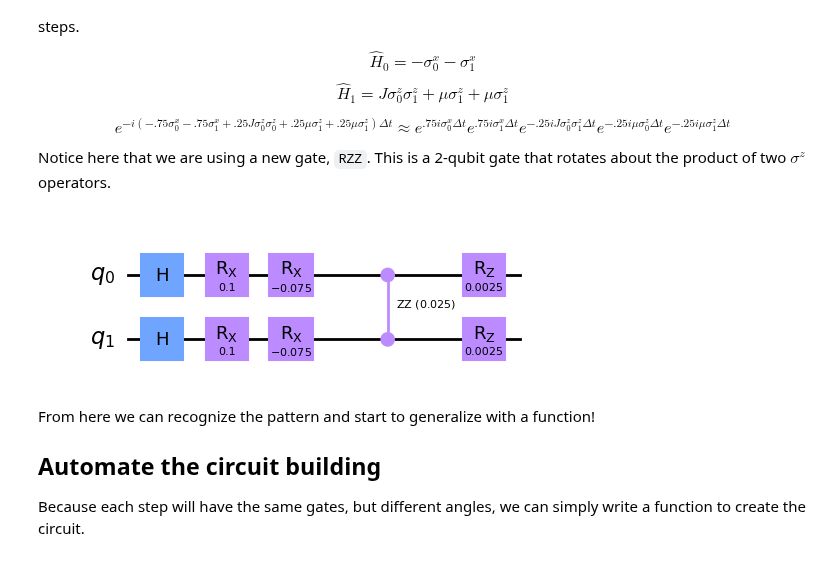
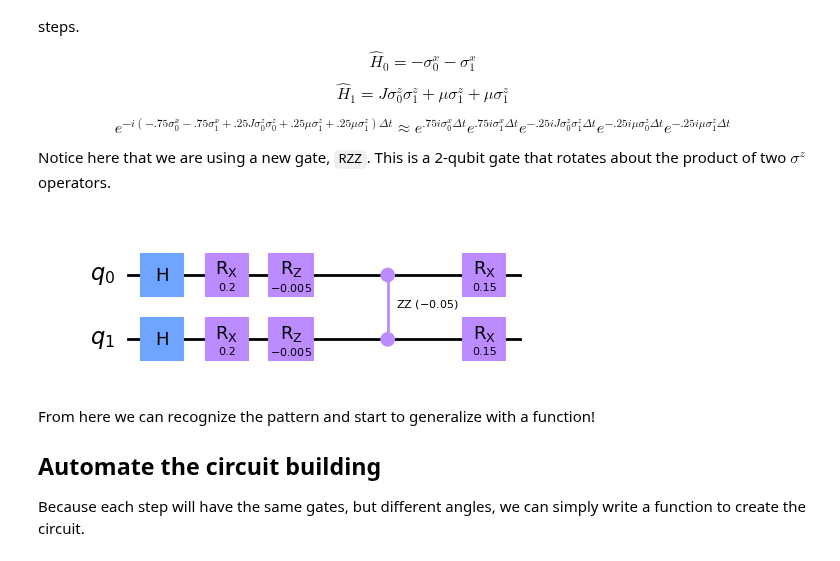
Before and after one commit to CHEM-PHYS-X684/QuantumSoftware, a Jupyter notebook: assignments/adiabatic.ipynb, the cells around one changed output. Drawn from its saved outputs; the diff is of its cells as text; code cells hidden in the pictures.

```diff
--- a/assignments/adiabatic.ipynb
+++ b/assignments/adiabatic.ipynb
@@ -323,23 +323,23 @@ This is a 2-qubit gate that rotates about the product of two $\sigma^z$ operator
 # %%
 circ = QuantumCircuit(2,0)
 # initialize
 circ.h(0)
 circ.h(1)
 
 # time step 1
-circ.rx(.1,0)
-circ.rx(.1,1)
+circ.rx(2*.1,1)
+circ.rx(2*.1,0)
 
 # time step 2
-circ.rx(-.075,0)
-circ.rx(-.075,1)
-circ.rzz(.025,0,1)
-circ.rz(.0025,0)
-circ.rz(.0025,1)
+circ.rz(-2*.0025,1)
+circ.rz(-2*.0025,0)
+circ.rzz(-2*.025,0,1)
+circ.rx(2*.075,1)
+circ.rx(2*.075,0)
 
 circ.draw(output = 'mpl')
 # %% [output]
-[figure, old version]
+[figure, new version]
 # %% [markdown]
 From here we can recognize the pattern and start to generalize with a function!
 
```
Also changed, not shown: parts of 11 cells of this notebook.
